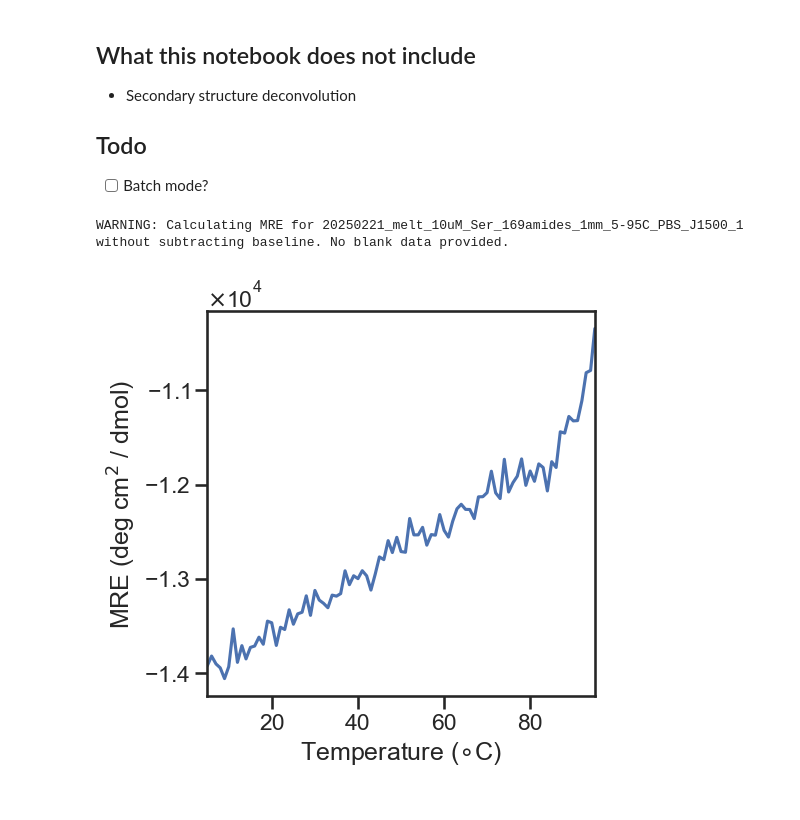
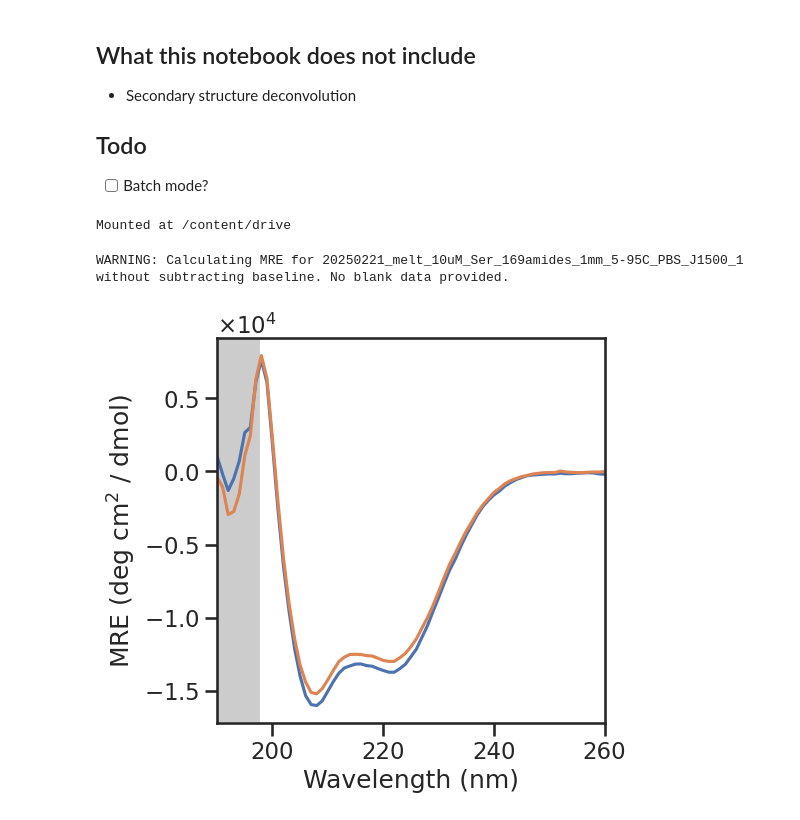
Before and after one commit to chubbj/lab_scripts, a Jupyter notebook: notebooks/circular_dichroisim_analysis.ipynb, the cells around one changed output. Drawn from its saved outputs; the diff is of its cells as text; code cells hidden in the pictures.

```diff
--- a/notebooks/circular_dichroisim_analysis.ipynb
+++ b/notebooks/circular_dichroisim_analysis.ipynb
@@ -221,26 +221,27 @@ def predict_Tm(dataFrame, fx):
 
 #@markdown - Provide the file path to your baseline file:
 mountDrive = True #@param {type:"boolean"}
-drive.mount("/content/drive")
+if mountDrive:
+    drive.mount("/content/drive")
+
+#@markdown **If you don't mount your Gdrive, upload files to the working directory.**
+# %% [output]
+Mounted at /content/drive
 # %%
 #@title #Parse spectrum data
 
 #@markdown - Provide the file path to your baseline file:
-mountDrive = True #@param {type:"boolean"}
-drive.mount("/content/drive")
-
-#@markdown - Provide the file path to your baseline file:
-blankPath = "" #@param {type:"string"}
+blankPath = "" #@param {type:"string", placeholder: "path/to/blank/file(s).txt"}
 
 #@markdown - Provide the file path to your sample file:
-spectrumPath = "" #@param {type:"string"}
+spectrumPath = "" #@param {type:"string", placeholder: "path/to/sample/file(s).txt"}
 
 #@markdown - Provide the directory path to save the data, leave blank if you don't want to save transformed data:
-savePath = "./" #@param {type:"string"}
+savePath = "" #@param {type:"string", placeholder: "path/to/save/data.csv"}
 
 #@markdown - 0-indexed pairs of blank and sample files to blank in the order provided. Use `:` to seperate blank-sample file pairs. E.g. "0,0:1,1" will use blank file 0 with sample file 0 and blank file 1 with sample file 1.
 #@markdown If you don't have a blank for a piece of data, pass an empty string `""`. E.g. I have a blank for the first file but not the second: "0,0:,1"
-blank_sample_paris = "0,0:1,1" #@param {type:"string"}
+blank_sample_paris = "0,0" #@param {type:"string"}
 
 #@markdown ## Sample information
 
@@ -334,7 +335,7 @@ if plotAbsorbance:
     assert "absorbance" in allData.columns, "Absorbance data not present in allData."
 
 #@markdown - Which data to plot?
-toPlot = "Temperature" # @param ["Spectrum", "Temperature"]
+toPlot = "Spectrum" # @param ["Spectrum", "Temperature"]
 assert toPlot in ["Spectrum", "Temperature"], "toPlot must be either 'Spectrum' or 'Temperature'"
 
 #@markdown - Fit melting curve to sigmoid?
@@ -342,7 +343,18 @@ toFit = False #@param {type:"boolean"}
 if toFit:
     assert toPlot == "Temperature", "Fitting only works with temperature data."
 
-#@markdown Feel free to play around with the code to get the plots how you like them!
+#@markdown - Where to save the plot (leave empty if you don't want to save)
+plotFile = "" #@param {type: "string", placeholder: "path/to/save/plot.png"}
+toSave = False
+if plotFile != "":
+    toSave = True
+    plotFile = Path(plotFile)
+    plotFile.parent.mkdir(exist_ok=True, parents=True)
+
+#@markdown - The DPI for the saved plots
+plotDPI = 300 #@param {type: "raw"}
+
+#@markdown I encourage you to play around with the code to get the plots how you like them!
 
 #@title Data visualisation
 
@@ -411,31 +423,32 @@ elif plotHT and not plotAbsorbance:
     # remove unnessacary labels
     mrePlot.set(xlabel="", xticklabels=[])
 
     plt.tight_layout()
 
 elif plotAbsorbance:
 
     # setup plot grid
     mrePlot = plt.subplot2grid((1,2), (0,0))
     absPlot = plt.subplot2grid((1,2), (0,1))
 
     # make base plots
     y1_idx = data_to_plot.columns.get_loc("mre")
     y2_idx = data_to_plot.columns.get_loc("absorbance")
     plotData(mrePlot, data_to_plot,x_idx, y1_idx, showHT=True, toFit=toFit)
     plotData(absPlot, data_to_plot,x_idx, y2_idx, showHT=True)
 
     plt.tight_layout()
 
 else:
 
     # setup plot grid
     mrePlot = plt.subplot2grid((1,1), (0,0))
 
     # make base plot
     y_idx = data_to_plot.columns.get_loc("mre")
     plotData(mrePlot, data_to_plot,x_idx, y_idx, showHT=True, toFit=toFit)
 
+plt.savefig(plotFile, dpi=plotDPI) if toSave else None
 plt.show()
 # %% [output]
-[figure, old version]
+[figure, new version]
```
